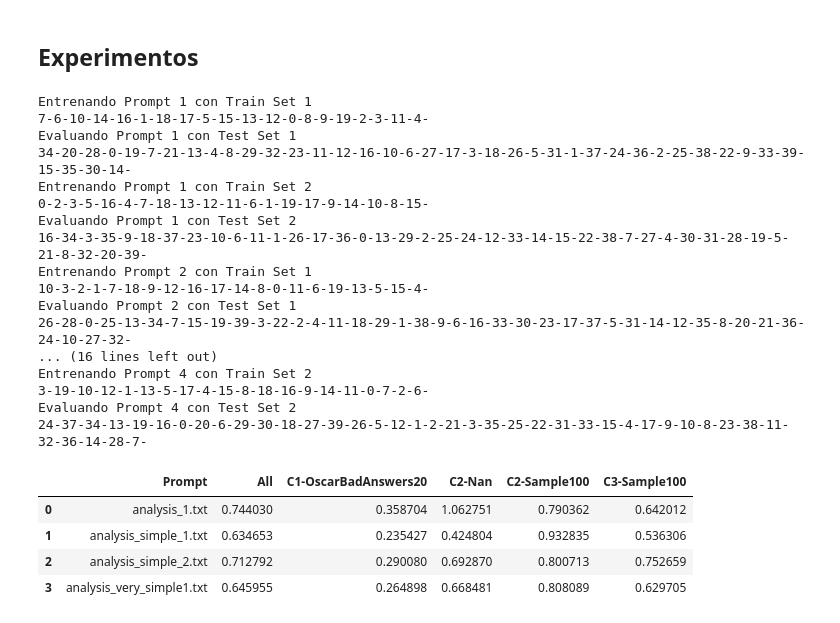
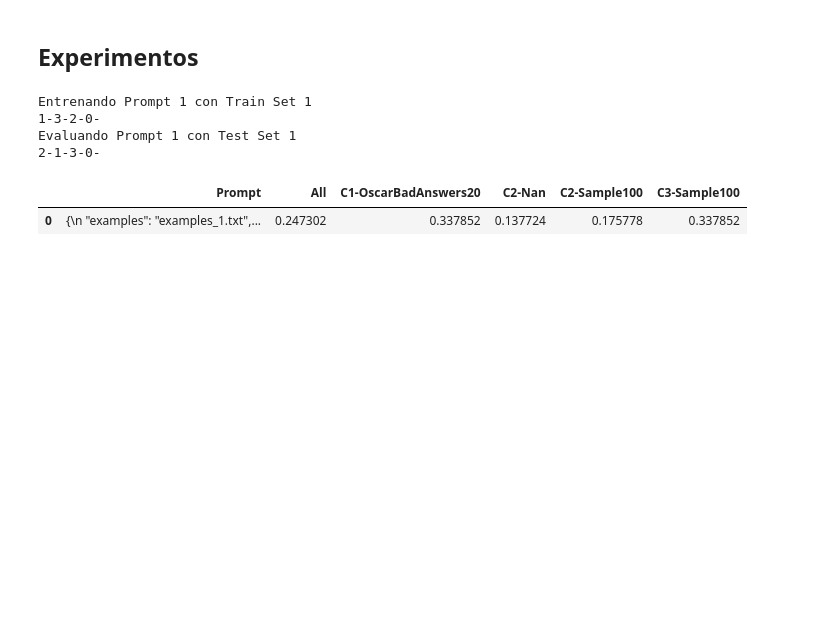
Before and after one commit to OscarRojasG/Experimentos-GPTValidator, a Jupyter notebook: Framework_Experimentos.ipynb, the cells around one changed output. Cells and saved outputs as stored; diff of their text form; code cells hidden in the pictures; blank space fills up the shorter version.

```diff
--- a/Framework_Experimentos.ipynb
+++ b/Framework_Experimentos.ipynb
@@ -970,20 +980,19 @@ def generate_prompts(prompt_data, prompt_folder, criteria):
 # %%
 prompt_data = {
-    "examples": "examples_3.txt",
+    "examples": "examples_1.txt",
     "context": "knowledge_1.txt",
     "question": "question_1.txt",
     "answer": "answer_1.txt",
     "instructions": {
-        "analysis": "*",
+        "analysis": "analysis_1.txt",
         "feedback": "feedback_1.txt",
-        "score": "score_1.txt",
+        "score": "score_2.txt",
     }
 }
 
 prompt_folder = "Miniprompts"
-criteria = ["correctness", "completeness", "clarity"]
 
-prompts = generate_prompts(prompt_data, prompt_folder, criteria)
+prompts = generate_prompts(prompt_data, prompt_folder)
 # %% [output]
 **Examples:**
 Q: ¿Cómo se podría implementar un historial de navegación web usando dos pilas? El historial debe permitir ir hacia atrás y adelante con las páginas previamente visitadas. Describa un algoritmo.
@@ -1066,10 +1075,13 @@ class MapOptimizer():
 
 # Convierte una lista de diccionarios en una lista de tuplas
 def get_x(gpt_dicts, criteria):
-    return [
-        [gpt_dict[key] for key in criteria]
-        for gpt_dict in gpt_dicts
-    ]
+    if len(criteria) > 0:
+        return [
+            [gpt_dict[key] for key in criteria]
+            for gpt_dict in gpt_dicts
+        ]
+
+    return [[gpt_dict['score']] for gpt_dict in gpt_dicts]
 
 # Obtiene los parámetros óptimos para disminuir el error
 def optimize_params(gpt_dicts, real_scores, criteria, eval_function):
@@ -1248,7 +1282,7 @@ def experiment(dataset, prompts, repetitions, eval_function, eval_params=None, t
         p = p.set_index('dataset').transpose()
         p = p.reset_index(drop=True, names=None)
         p.columns.name = None
-        p.insert(loc=0, column='Prompt', value=prompts[i].wildcard_file)
+        p.insert(loc=0, column='Prompt', value=prompts[i].base_structure())
         stats[i] = p
 
     stats = pd.concat(stats, ignore_index=True)
@@ -1256,27 +1290,11 @@ def experiment(dataset, prompts, repetitions, eval_function, eval_params=None, t
 
     return stats
 # %%
-x = experiment(df, prompts, repetitions=2, eval_function="map", eval_params=None, train_set_size=20, test_set_size=40, seed=42)
+x = experiment(df, prompts, repetitions=1, eval_function="map", eval_params=None, train_set_size=4, test_set_size=4, seed=42)
 # %% [output]
 Entrenando Prompt 1 con Train Set 1
-7-6-10-14-16-1-18-17-5-15-13-12-0-8-9-19-2-3-11-4-
+1-3-2-0-
 Evaluando Prompt 1 con Test Set 1
-34-20-28-0-19-7-21-13-4-8-29-32-23-11-12-16-10-6-27-17-3-18-26-5-31-1-37-24-36-2-25-38-22-9-33-39-15-35-30-14-
-Entrenando Prompt 1 con Train Set 2
-0-2-3-5-16-4-7-18-13-12-11-6-1-19-17-9-14-10-8-15-
-Evaluando Prompt 1 con Test Set 2
-16-34-3-35-9-18-37-23-10-6-11-1-26-17-36-0-13-29-2-25-24-12-33-14-15-22-38-7-27-4-30-31-28-19-5-21-8-32-20-39-
-Entrenando Prompt 2 con Train Set 1
-10-3-2-1-7-18-9-12-16-17-14-8-0-11-6-19-13-5-15-4-
-Evaluando Prompt 2 con Test Set 1
-26-28-0-25-13-34-7-15-19-39-3-22-2-4-11-18-29-1-38-9-6-16-33-30-23-17-37-5-31-14-12-35-8-20-21-36-24-10-27-32-
-... (16 lines left out)
-Entrenando Prompt 4 con Train Set 2
-3-19-10-12-1-13-5-17-4-15-8-18-16-9-14-11-0-7-2-6-
-Evaluando Prompt 4 con Test Set 2
-24-37-34-13-19-16-0-20-6-29-30-18-27-39-26-5-12-1-2-21-3-35-25-22-31-33-15-4-17-9-10-8-23-38-11-32-36-14-28-7-
+2-1-3-0-
 |  | Prompt | All | C1-OscarBadAnswers20 | C2-Nan | C2-Sample100 | C3-Sample100 |
-| 0 | analysis_1.txt | 0.744030 | 0.358704 | 1.062751 | 0.790362 | 0.642012 |
-| 1 | analysis_simple_1.txt | 0.634653 | 0.235427 | 0.424804 | 0.932835 | 0.536306 |
-| 2 | analysis_simple_2.txt | 0.712792 | 0.290080 | 0.692870 | 0.800713 | 0.752659 |
-| 3 | analysis_very_simple1.txt | 0.645955 | 0.264898 | 0.668481 | 0.808089 | 0.629705 |
+| 0 | {\n "examples": "examples_1.txt",... | 0.247302 | 0.337852 | 0.137724 | 0.175778 | 0.337852 |
```
Also changed, not shown: parts of 5 cells of this notebook.
